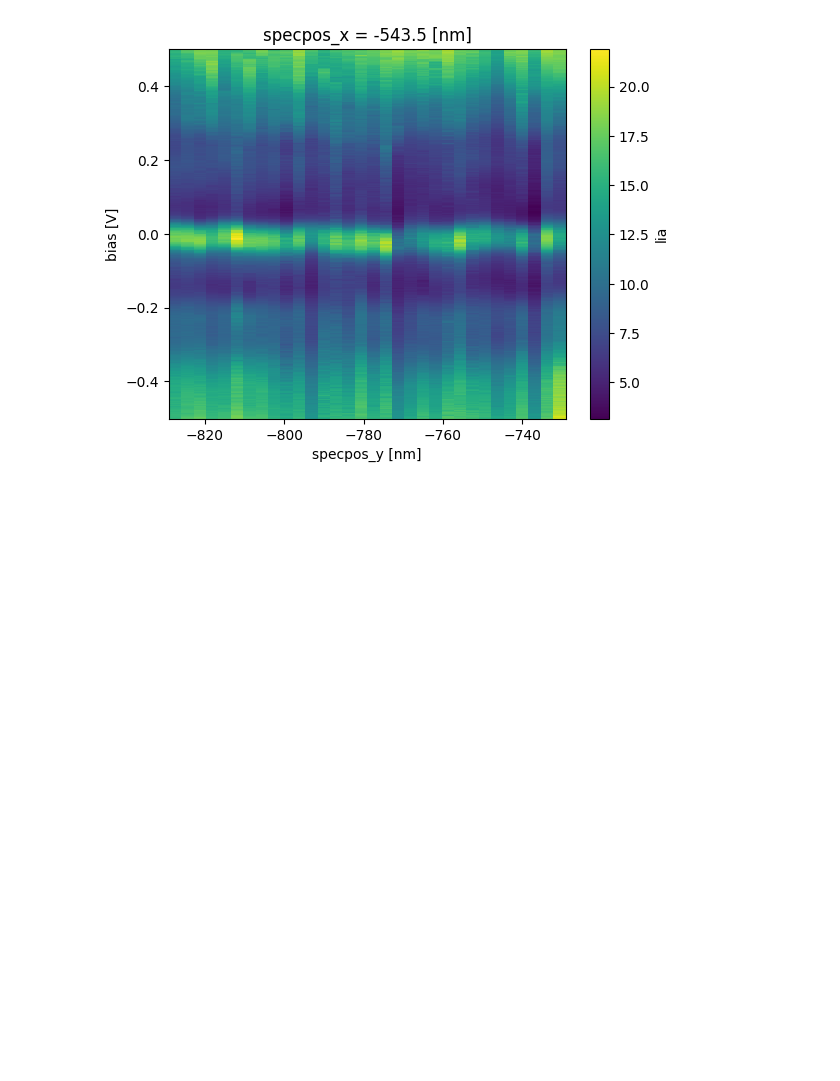
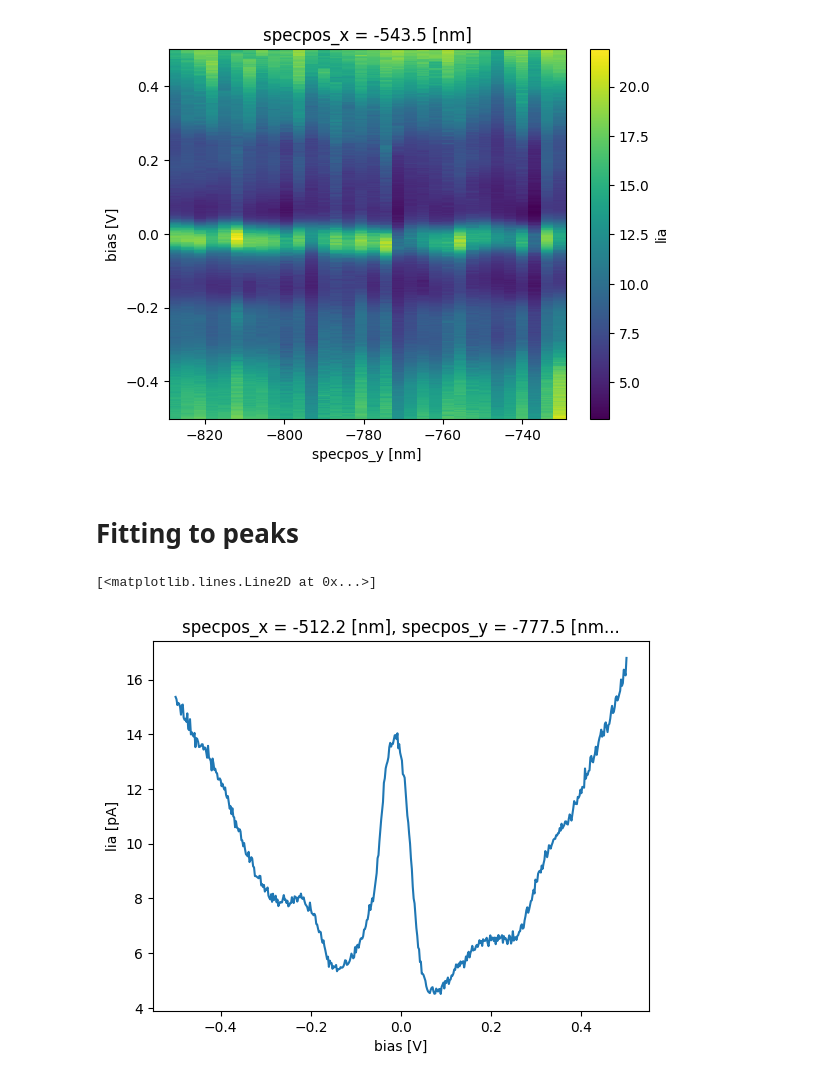
Before and after one commit to rescipy-project/spym, a Jupyter notebook: tutorial.ipynb, the cells around one changed output. Cells and saved outputs as stored; diff of their text form; code cells hidden in the pictures; blank space fills up the shorter version.

```diff
--- a/tutorial.ipynb
+++ b/tutorial.ipynb
@@ -232,3 +229,13 @@ spec_along_line['lia'].plot()
 # %% [output]
 <matplotlib.collections.QuadMesh at 0x...>
 [figure]
+# %% [markdown]
+# Fitting to peaks
+# %%
+# Let's select out the `biasscandir` and `repetitions` coordinate.
+# finally, we will use "numpy-like" notation (this is also a possibility) to select out the 15th specpos in both x and y
+single_spec = specmap.spectra.sel(biasscandir = 'left', repetitions = 0)['lia'][:, 15, 15]
+single_spec.plot()
+# %% [output]
+[<matplotlib.lines.Line2D at 0x...>]
+[figure, added]
```
Also changed, not shown: parts of 17 cells of this notebook, 2 other files.
